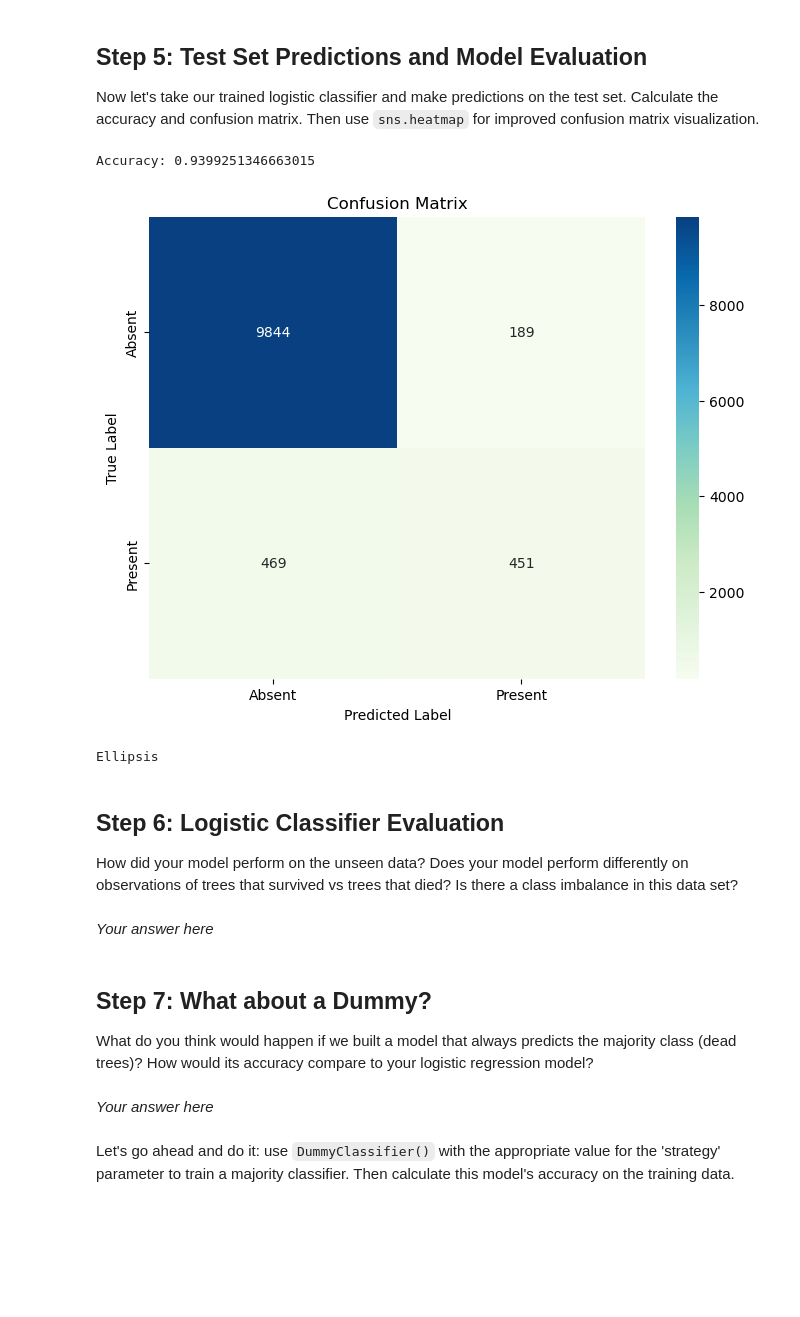
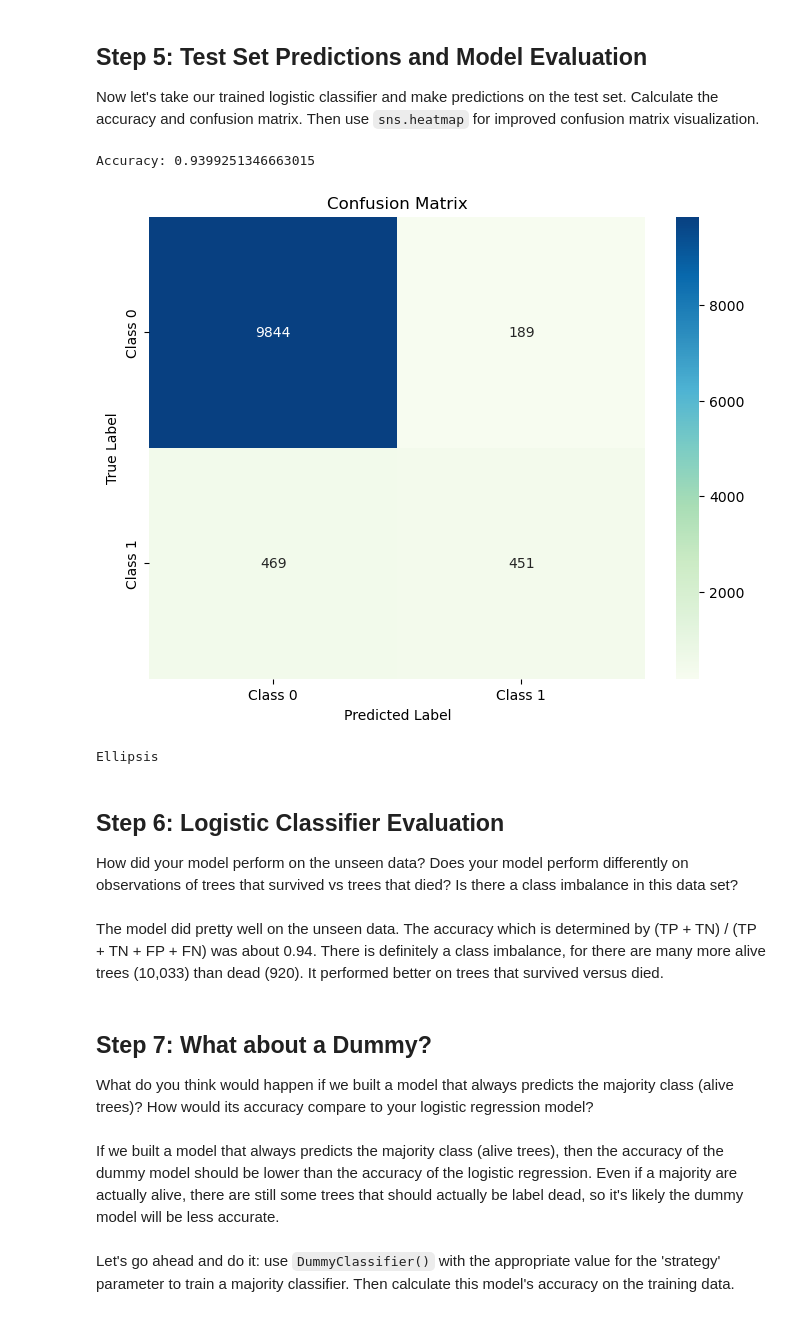
Before and after one commit to kimberleewong/EDS232-labs, a Jupyter notebook: Week3/lab3-wildfire.ipynb, the cells around one changed output. Cells and saved outputs as stored; diff of their text form; code cells hidden in the pictures; blank space fills up the shorter version.

```diff
--- a/Week3/lab3-wildfire.ipynb
+++ b/Week3/lab3-wildfire.ipynb
@@ -93,40 +93,38 @@ Training Accuracy: 0.945061825011739
 ## Step 5: Test Set Predictions and Model Evaluation
 Now let's take our trained logistic classifier and make predictions on the test set. Calculate the accuracy and confusion matrix. Then use `sns.heatmap` for improved confusion matrix visualization.
 # %%
-...
-
 y_test_pred = model.predict(X_test_scaled)
 # Print evaluation metrics
 print(f"Accuracy: {accuracy_score(y_test, y_test_pred)} ")
 
 #Plot confusion matrix
 cm = confusion_matrix(y_test, y_test_pred)
 
 plt.figure(figsize=(8,6))
 sns.heatmap(cm, annot = True, fmt = 'd', cmap = 'GnBu',
-xticklabels=['Absent', 'Present'],
-yticklabels=['Absent', 'Present'])
+xticklabels=['Class 0', 'Class 1'],
+yticklabels=['Class 0', 'Class 1'])
 plt.title('Confusion Matrix')
 plt.ylabel('True Label')
 plt.xlabel('Predicted Label')
 plt.show()
 ...
 # %% [output]
 Accuracy: 0.9399251346663015
-[figure, old version]
+[figure, new version]
 Ellipsis
 # %% [markdown]
 ## Step 6: Logistic Classifier Evaluation
 How did your model perform on the unseen data?
 Does your model perform differently on observations of trees that survived vs trees that died?
 Is there a class imbalance in this data set?
-# %% [markdown]
-*Your answer here*
+# %% [markdown]
+The model did pretty well on the unseen data. The accuracy which is determined by (TP + TN) / (TP + TN + FP + FN) was about 0.94. There is definitely a class imbalance, for there are many more alive trees (10,033) than dead (920). It performed better on trees that survived versus died.
 # %% [markdown]
 ## Step 7: What about a Dummy?
-What do you think would happen if we built a model that always predicts the majority class (dead trees)? How would its accuracy compare to your logistic regression model?
+What do you think would happen if we built a model that always predicts the majority class (alive trees)? How would its accuracy compare to your logistic regression model?
 # %% [markdown]
-*Your answer here*
+If we built a model that always predicts the majority class (alive trees), then the accuracy of the dummy model should be lower than the accuracy of the logistic regression. Even if a majority are actually alive, there are still some trees that should actually be label dead, so it's likely the dummy model will be less accurate.
 # %% [markdown]
 Let's go ahead and do it: use `DummyClassifier()` with the appropriate value for the 'strategy' parameter to train a majority classifier.  Then calculate this model's accuracy on the training data.
 # %%
```
Also changed, not shown: parts of 5 cells of this notebook.
